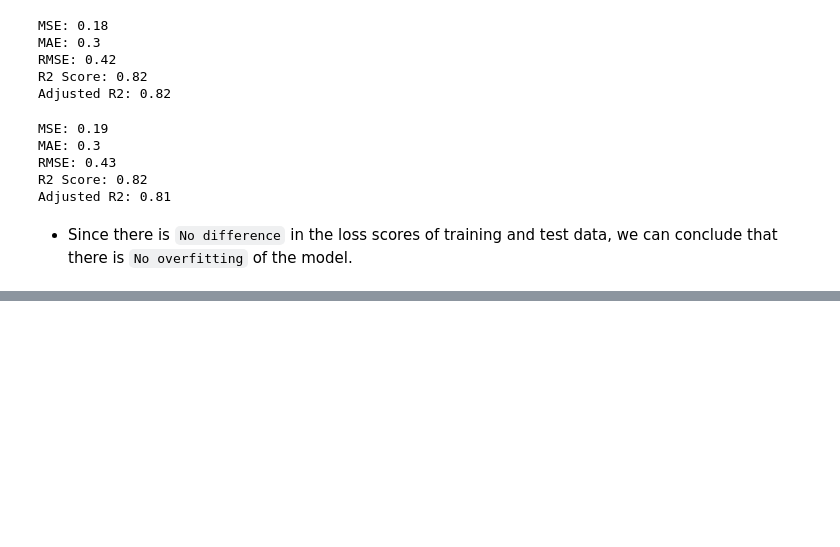
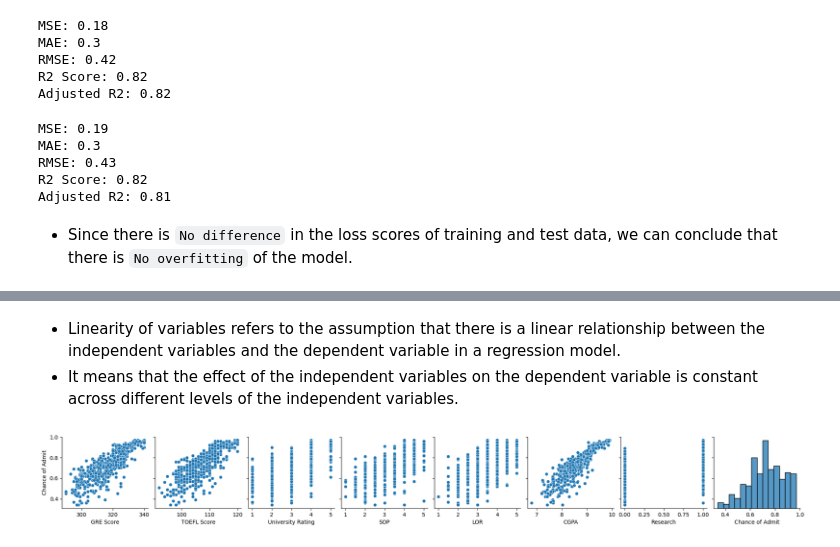
Before and after one commit to mohithsaran/Jamboree_ML, a Jupyter notebook: ml.ipynb, the cells around one changed output, grey strips where cells are left out. Drawn from its saved outputs; the diff is of its cells as text; code cells hidden in the pictures; blank space fills up the shorter version.

```diff
--- a/ml.ipynb
+++ b/ml.ipynb
@@ -438,0 +511,8 @@ Adjusted R2: 0.81
+# %% [markdown]
+- Linearity of variables refers to the assumption that there is a linear relationship between the independent variables and the dependent variable in a regression model.
+- It means that the effect of the independent variables on the dependent variable is constant across different levels of the independent variables.
+# %%
+sns.pairplot(df1,y_vars = ['Chance of Admit'])
+plt.show()
+# %% [output]
+[figure, added]
```
Also changed, not shown: parts of 16 cells of this notebook.
